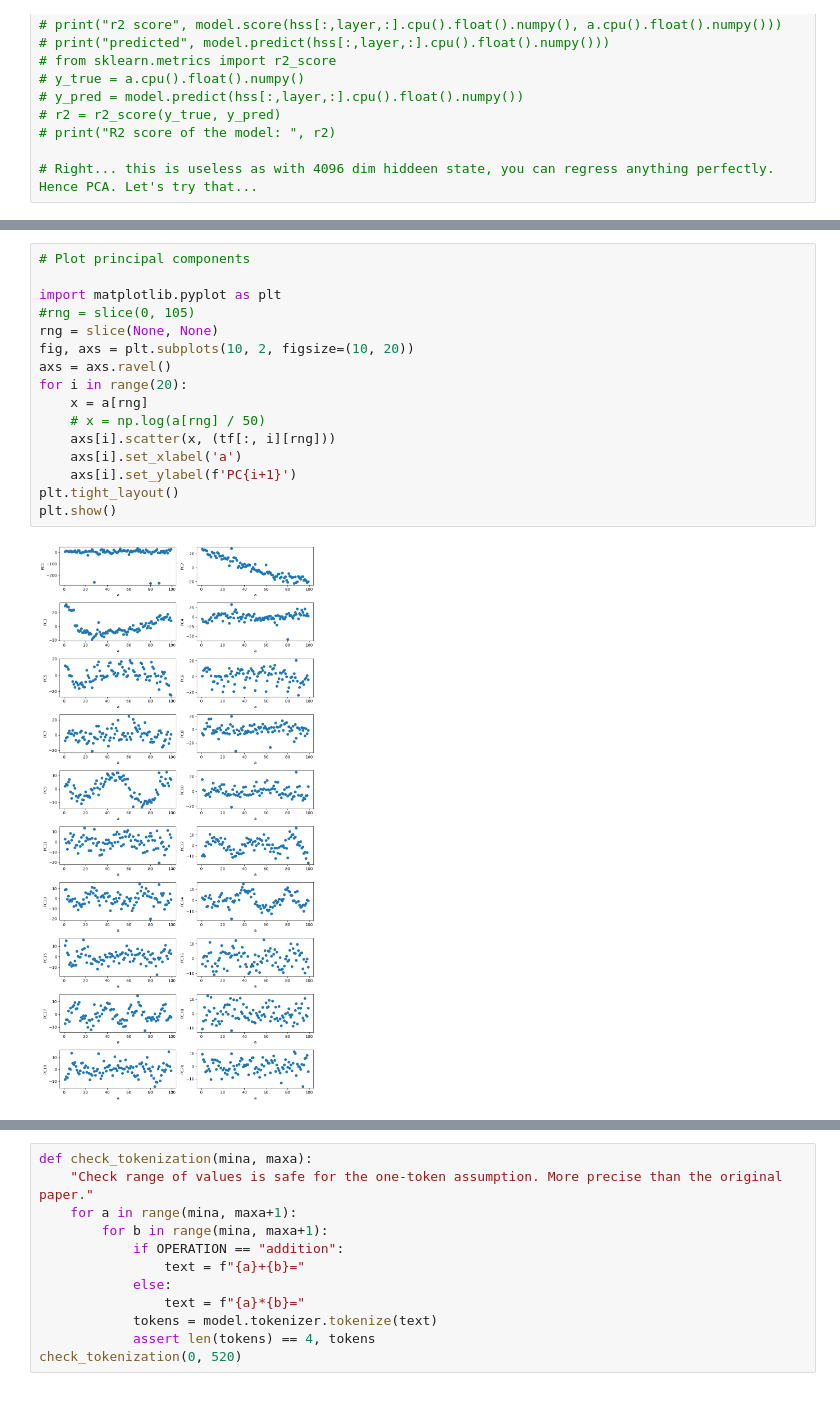
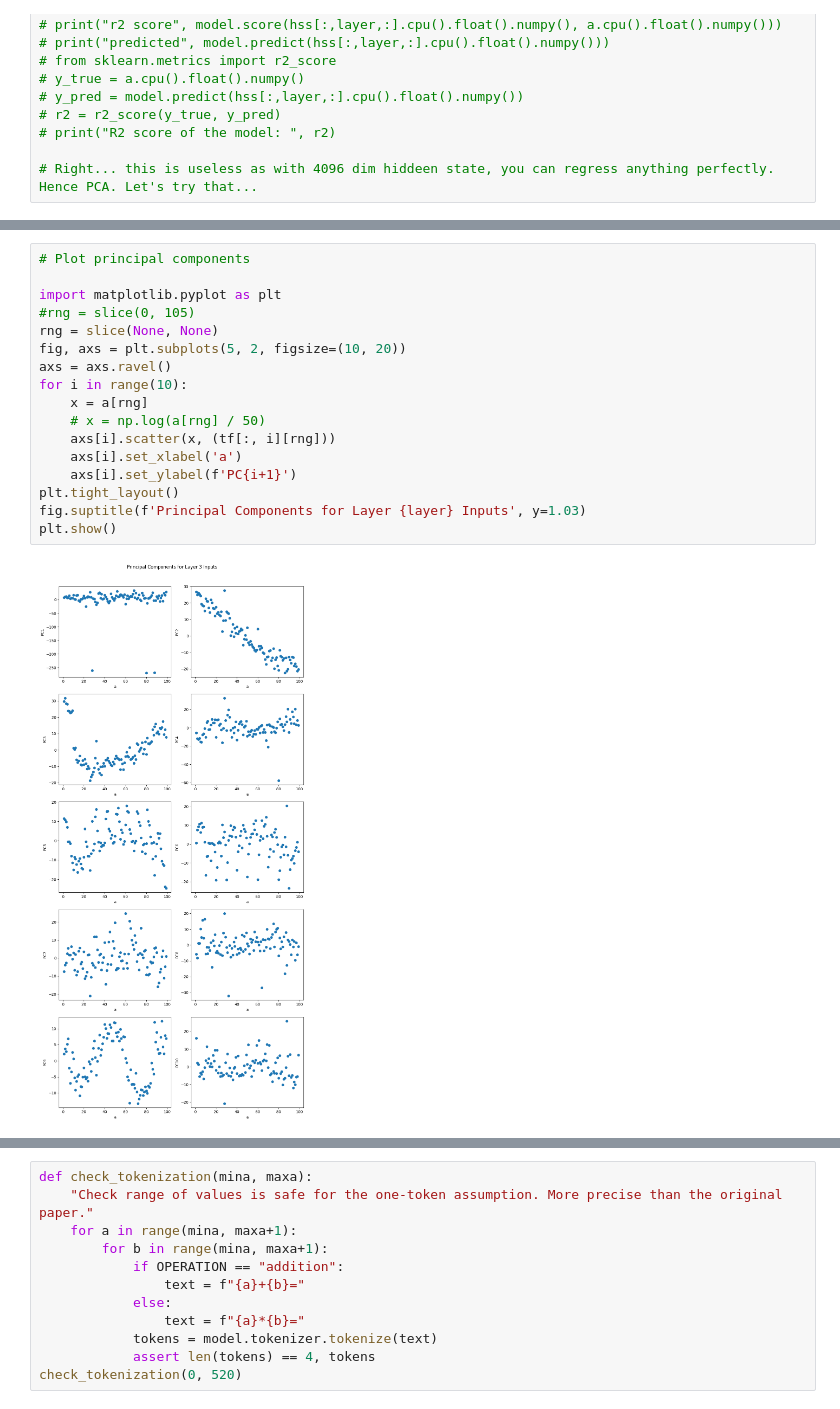
Before and after one commit to BorisTheBrave/llm-addition-takehome, a Jupyter notebook: main.ipynb, the cells around one changed output, grey strips where cells are left out. Drawn from its saved outputs; the diff is of its cells as text.

```diff
--- a/main.ipynb
+++ b/main.ipynb
@@ -141,21 +153,22 @@ r2 score 19 0.0009895641398542931
 # %%
 # Plot principal components
 
 import matplotlib.pyplot as plt
 #rng = slice(0, 105)
 rng = slice(None, None)
-fig, axs = plt.subplots(10, 2, figsize=(10, 20))
+fig, axs = plt.subplots(5, 2, figsize=(10, 20))
 axs = axs.ravel()
-for i in range(20):
+for i in range(10):
     x = a[rng]
     # x = np.log(a[rng] / 50)
     axs[i].scatter(x, (tf[:, i][rng]))
     axs[i].set_xlabel('a')
     axs[i].set_ylabel(f'PC{i+1}')
 plt.tight_layout()
+fig.suptitle(f'Principal Components for Layer {layer} Inputs', y=1.03)
 plt.show()
 # %% [output]
-[figure, old version]
+[figure, new version]
 # %%
 # Fits a given component to a linear/log fit.
 
```
Also changed, not shown: parts of 6 cells of this notebook, 3 other files.
